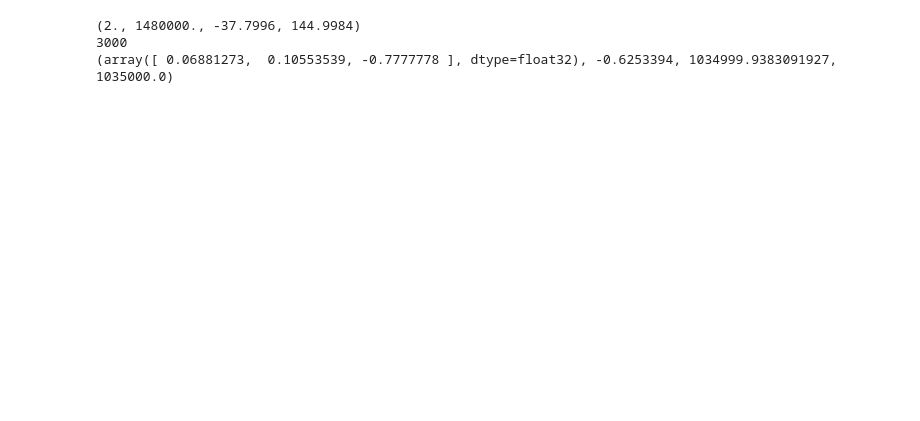
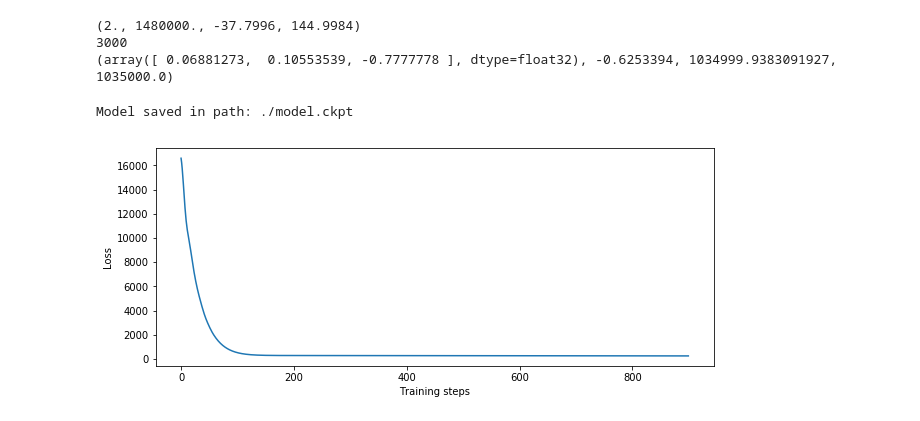
Before and after one commit to MattChubb/tensorflow-houseprices, a Jupyter notebook: House price experiment.ipynb, the cells around one changed output. Drawn from its saved outputs; the diff is of its cells as text; code cells hidden in the pictures; blank space fills up the shorter version.

```diff
--- a/House price experiment.ipynb
+++ b/House price experiment.ipynb
@@ -112,7 +112,7 @@ import numpy as np
 
 num_of_results = y_prices.size
 input_layer_size = 3
-hidden_layer_size = 50
+hidden_layer_size = 100
 output_layer_size = 1
 learning_rate=0.1
 # %%
@@ -188,7 +188,7 @@ update_weights = tf.train.AdamOptimizer().minimize(loss)
 
 losses = []
 training_steps = 1000
-epochs = 200
+epochs = 20
 sample_size = 500
 
 saver = tf.train.Saver()
@@ -196,8 +196,13 @@ with tf.Session() as sess:
     tf.global_variables_initializer().run()
 
     for j in range(epochs):
+        # Test
+
+        # Take random sample
         sample_indexes = np.random.randint(0, high=training_data_size-1, size=10)
         X_sample = X[sample_indexes]
+
+        # Train on sample
         for i in range(training_steps):
             sess.run(update_weights, feed_dict = {input: X_sample})
 
@@ -206,17 +211,21 @@ with tf.Session() as sess:
 
     save_path = saver.save(sess, "./model.ckpt")
     print("Model saved in path: %s" % save_path)
+# %% [output]
+Model saved in path: ./model.ckpt
 # %%
 fig, (ax2) = plt.subplots(1)
 plt.subplots_adjust(wspace=.3)
 fig.set_size_inches(10, 4)
 
-skip=500
+skip=100
 ax2.plot(range(0, training_steps-skip), losses[skip:training_steps])
 ax2.set_ylabel("Loss")
 ax2.set_xlabel("Training steps")
 
 plt.show()
+# %% [output]
+[figure, added]
 # %%
 example_indexes = np.random.randint(0, high=training_data_size-1, size=10)
 
```
Also changed, not shown: parts of 1 cell of this notebook, 3 other files.
